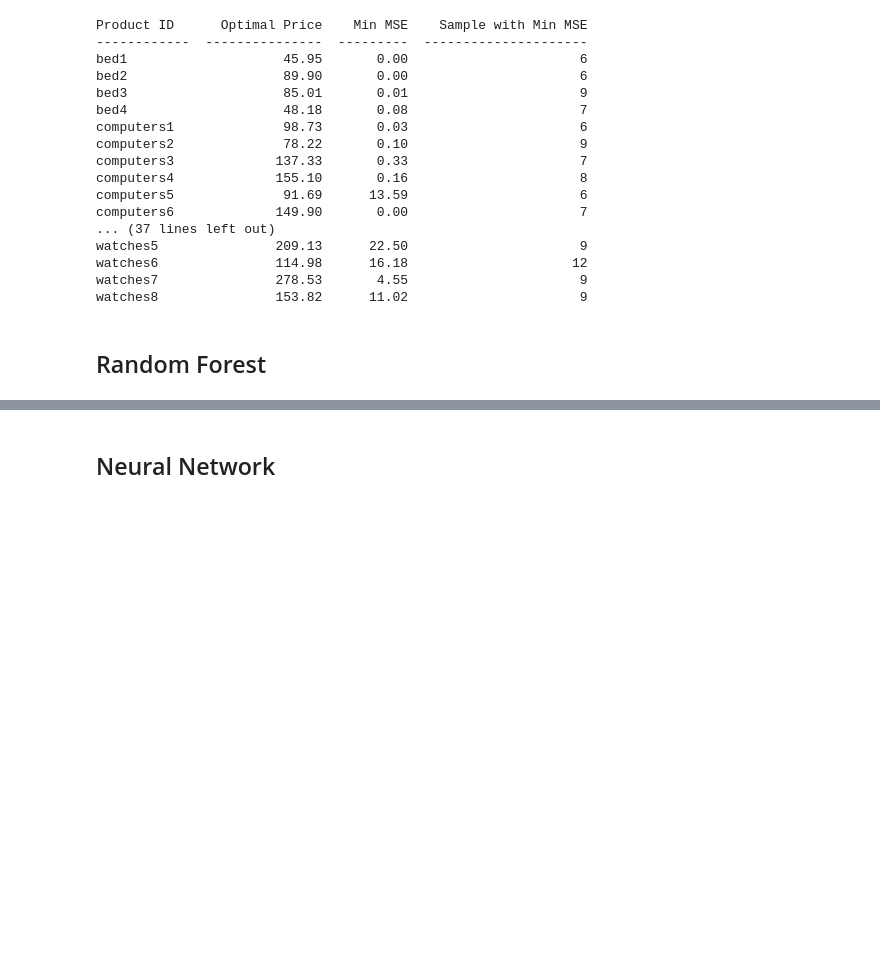
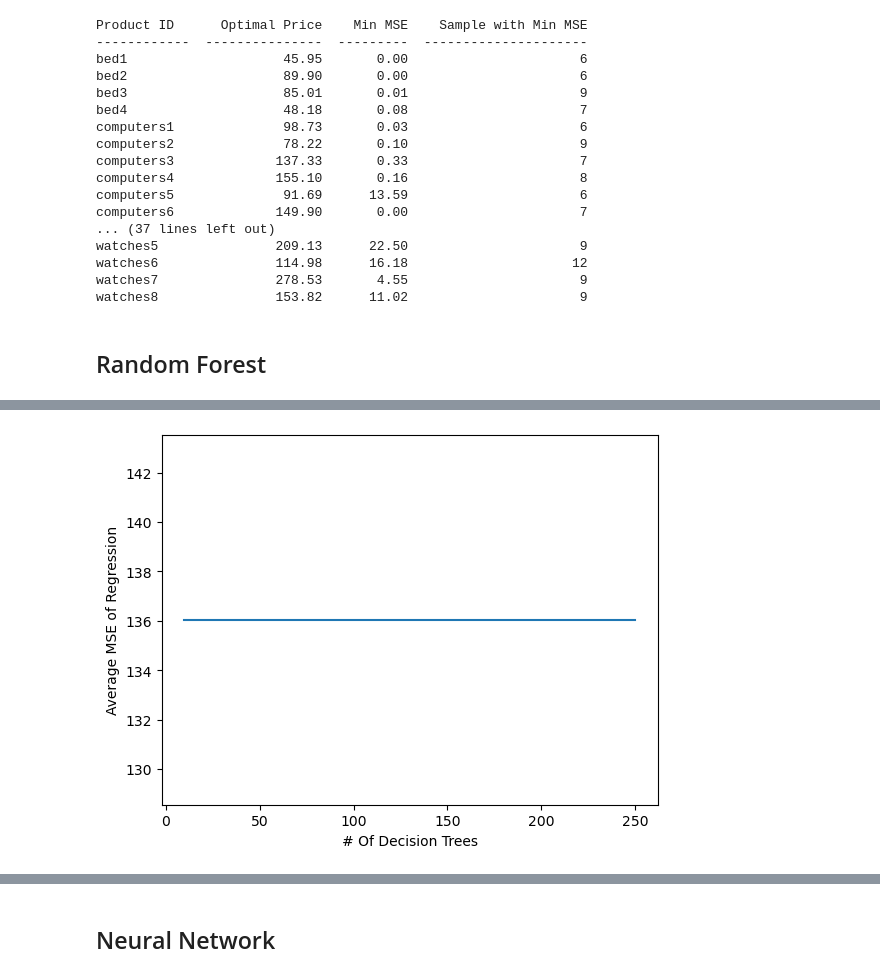
Before and after one commit to Samanaan/Project04_Machine_Learning, a Jupyter notebook: ML_SK_editsbyGI.ipynb, the cells around one changed output, grey strips where cells are left out. Saved outputs shown, nothing was run; the diff lists cells and outputs as text; code cells hidden in the pictures; blank space fills up the shorter version.

```diff
--- a/ML_SK_editsbyGI.ipynb
+++ b/ML_SK_editsbyGI.ipynb
@@ -301,6 +285,7 @@ watches8               153.82      11.02                      9
 ## Random Forest
 # %%
 from sklearn.ensemble import RandomForestRegressor
+from sklearn.preprocessing import StandardScaler
 
 # Define the window size
 window_size = 5
@@ -338,12 +323,20 @@ for group_key, group_data in grouped:
         features_test = features.iloc[test_start:test_end]
         target_test = target.iloc[test_start:test_end]
 
+                    ## STANDARD SCALING ##
+        scaler = StandardScaler()
+            # Fitting the scaler
+        features_scaler = scaler.fit(features_train)
+            # Scaling the feature data
+        features_train_scaled = features_scaler.transform(features_train)
+        features_test_scaled = features_scaler.transform(features_test)
+
         # Train the model
         model = RandomForestRegressor(n_estimators=50, random_state=78)
-        model.fit(features_train, target_train)
+        model.fit(features_train_scaled, target_train)
 
         # Make predictions
-        y_pred = model.predict(features_test)
+        y_pred = model.predict(features_test_scaled)
 
         # Evaluate using Mean Squared Error
         mse = mean_squared_error(target_test, y_pred)
@@ -393,3 +456,10 @@ Average Predicted Unit Price: 176.25
+# %%
+plt.plot([10,50,100,150,200,250], avgs_mses)
+plt.ylabel("Average MSE of Regression")
+plt.xlabel("# Of Decision Trees")
+plt.show()
+# %% [output]
+[figure, added]
 # %%
 # Calculate the average predicted unit price and MSE for each product ID
 product_avg_predicted_prices = defaultdict(list)
```
Also changed, not shown: parts of 9 cells of this notebook, 2 other files.
